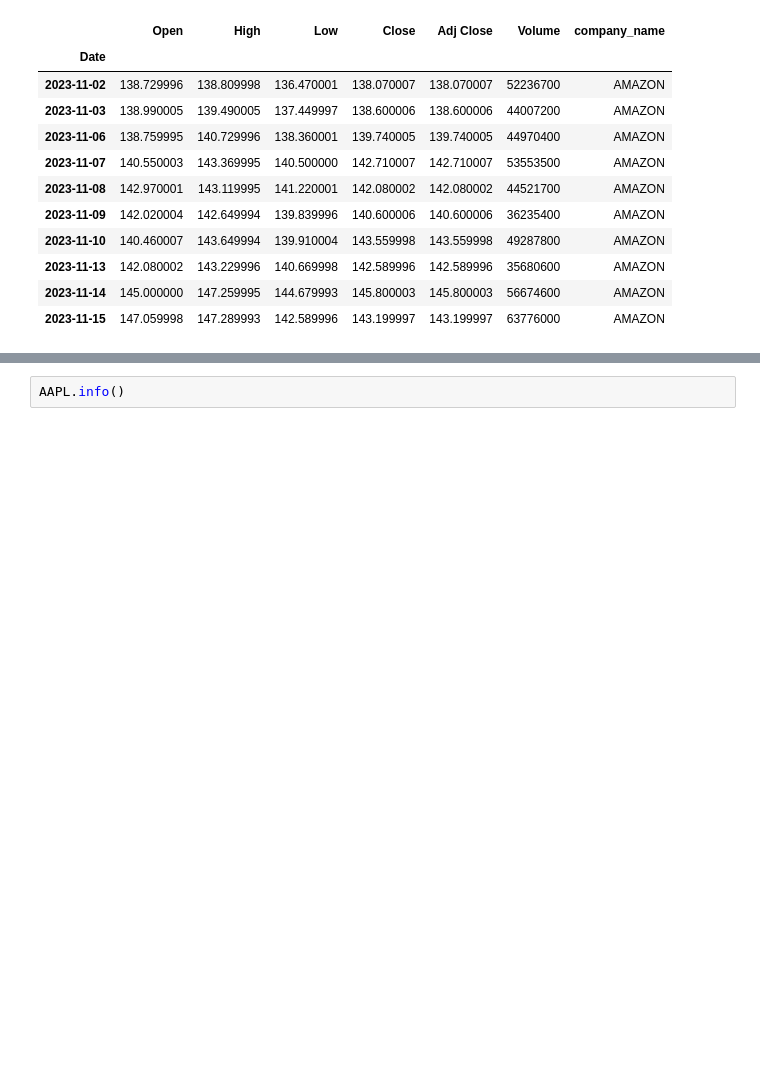
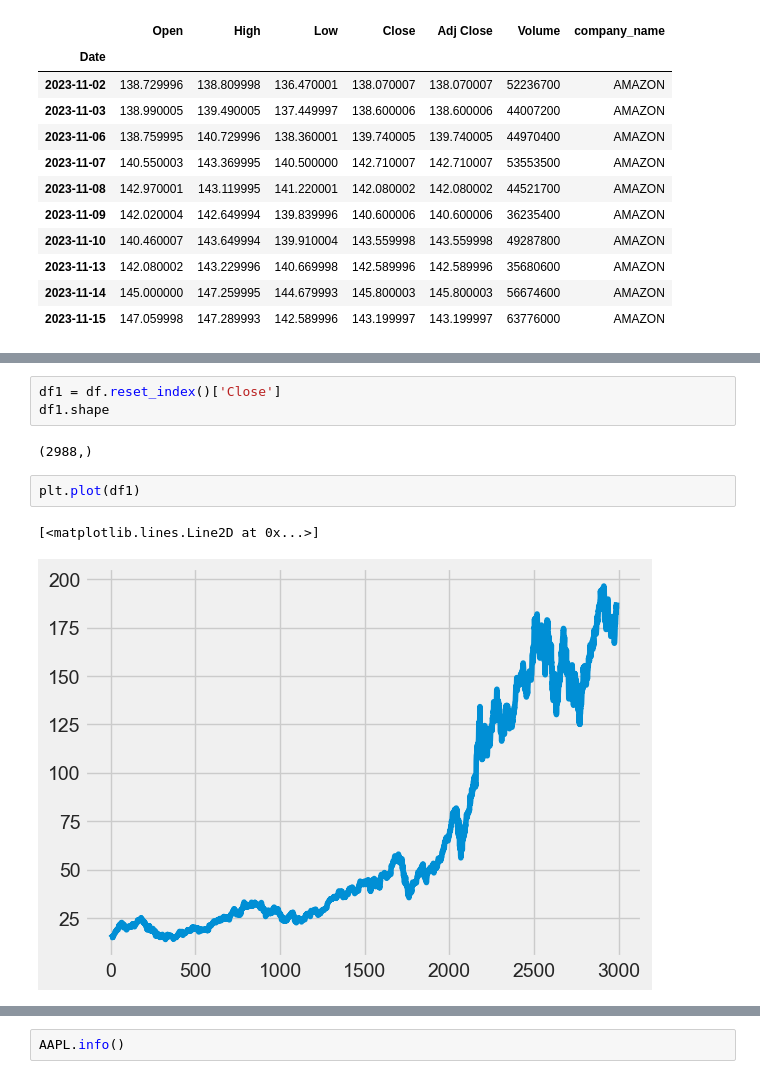
Before and after one commit to VishwasKisaniya/Pecfest_Hackathon_ACM, a Jupyter notebook: main.ipynb, the cells around one changed output, grey strips where cells are left out. Cells and saved outputs as stored; diff of their text form; blank space fills up the shorter version.

```diff
--- a/main.ipynb
+++ b/main.ipynb
@@ -72,0 +73,10 @@ AAPL.describe()
+# %%
+df1 = df.reset_index()['Close']
+df1.shape
+# %% [output]
+(2988,)
+# %%
+plt.plot(df1)
+# %% [output]
+[<matplotlib.lines.Line2D at 0x...>]
+[figure, added]
```
Also changed, not shown: parts of 16 cells of this notebook.
